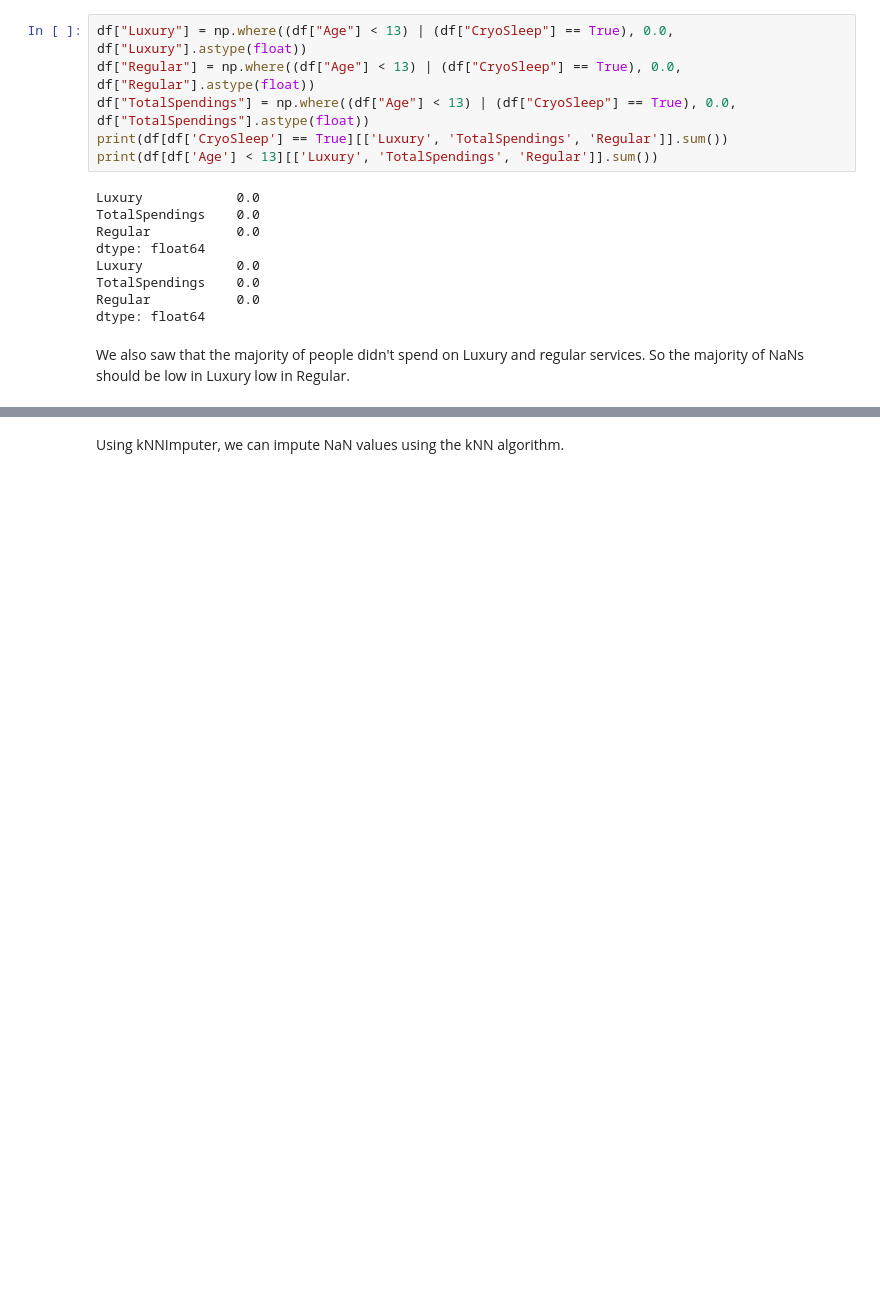
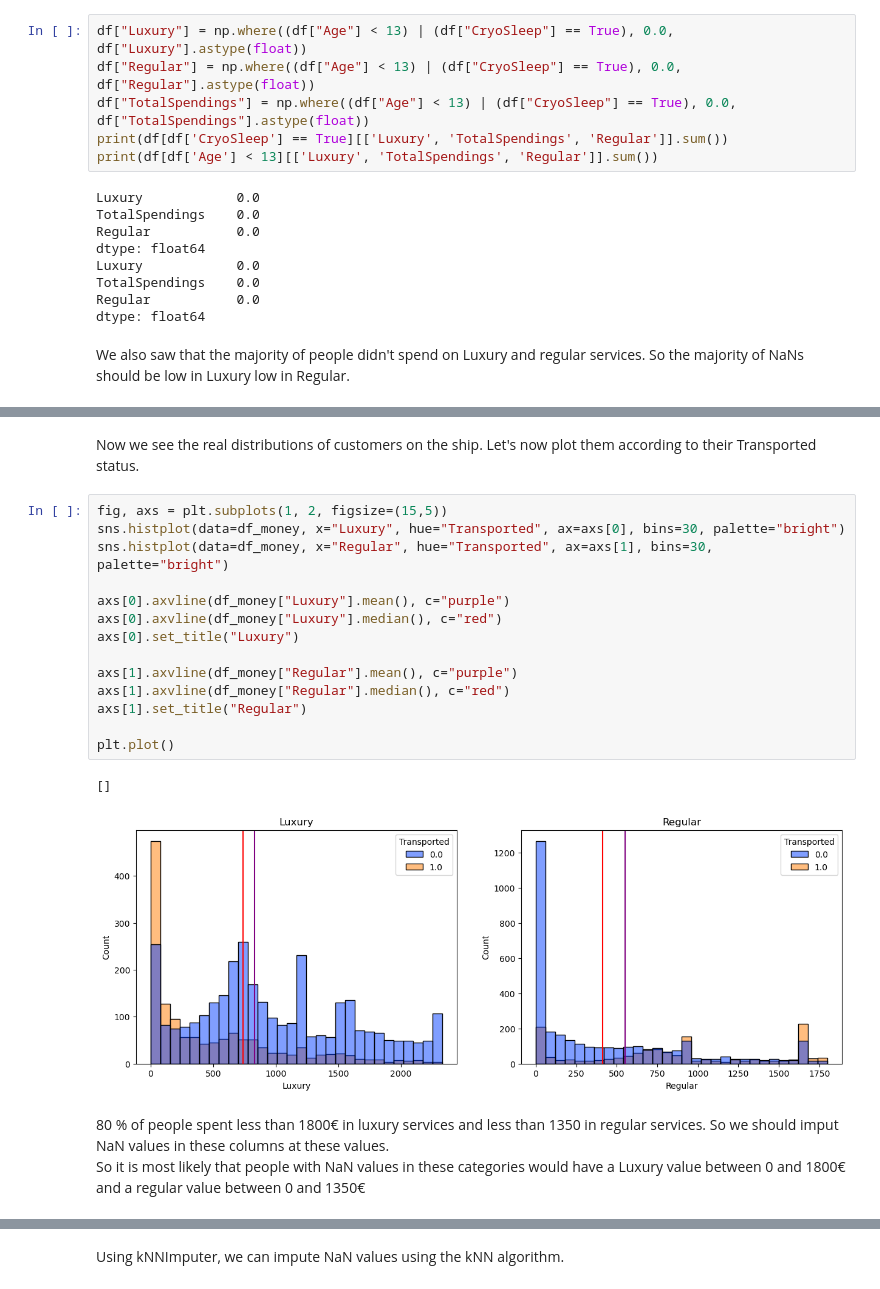
Before and after one commit to raacee/spaceship-titanic, a Jupyter notebook: working/sps-t-lgbm.ipynb, the cells around one changed output, grey strips where cells are left out. Drawn from its saved outputs; the diff is of its cells as text; blank space fills up the shorter version.

```diff
--- a/working/sps-t-lgbm.ipynb
+++ b/working/sps-t-lgbm.ipynb
@@ -648,0 +637,22 @@ We also saw that the majority of people didn't spend on Luxury and regular servi
+# %% [markdown]
+Now we see the real distributions of customers on the ship. Let's now plot them according to their Transported status.
+# %%
+fig, axs = plt.subplots(1, 2, figsize=(15,5))
+sns.histplot(data=df_money, x="Luxury", hue="Transported", ax=axs[0], bins=30, palette="bright")
+sns.histplot(data=df_money, x="Regular", hue="Transported", ax=axs[1], bins=30, palette="bright")
+
+axs[0].axvline(df_money["Luxury"].mean(), c="purple")
+axs[0].axvline(df_money["Luxury"].median(), c="red")
+axs[0].set_title("Luxury")
+
+axs[1].axvline(df_money["Regular"].mean(), c="purple")
+axs[1].axvline(df_money["Regular"].median(), c="red")
+axs[1].set_title("Regular")
+
+plt.plot()
+# %% [output]
+[]
+[figure, new version]
+# %% [markdown]
+80 % of people spent less than 1800€ in luxury services and less than 1350 in regular services. So we should imput NaN values in these columns at these values.
+So it is most likely that people with NaN values in these categories would have a Luxury value between 0 and 1800€ and a regular value between 0 and 1350€
```
Also changed, not shown: parts of 49 cells of this notebook, 1 other file.
